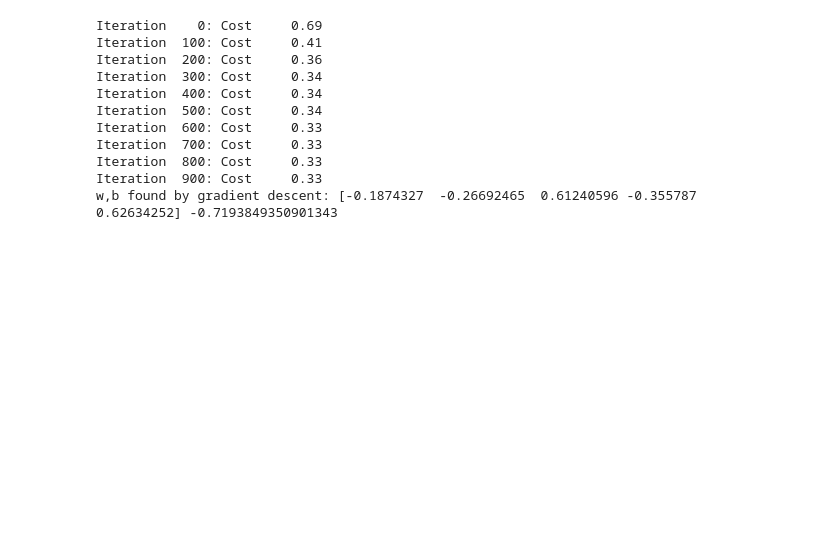
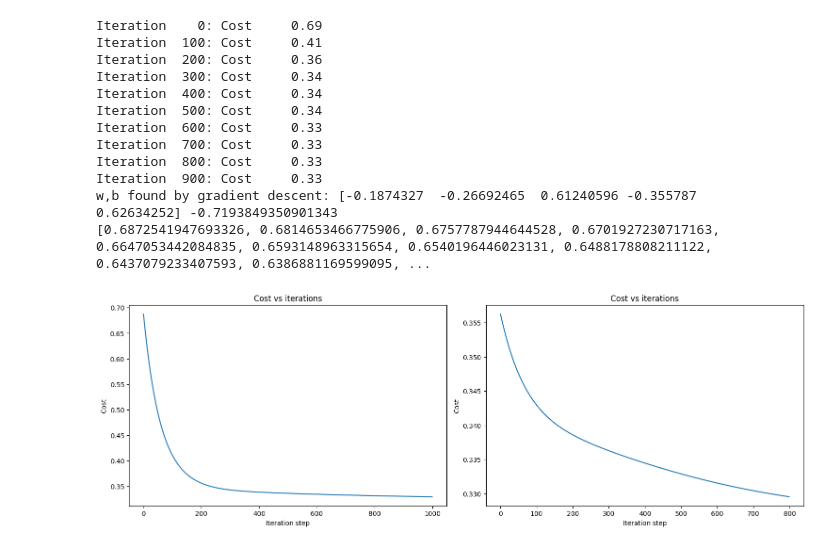
Before and after one commit to DragosTrandafir/FoodHealthClassification_Personal_Project, a Jupyter notebook: food_classification.ipynb, the cells around one changed output. Drawn from its saved outputs; the diff is of its cells as text; code cells hidden in the pictures; blank space fills up the shorter version.

Commit message:
plot cost
see how the cost decreases over the period of 1000 iterations

```diff
--- a/food_classification.ipynb
+++ b/food_classification.ipynb
@@ -175,6 +175,7 @@ alpha=0.01
 w,b,cost_history=gradient_descent(X_norm, y, w_in, b_in, compute_cost_logistic_regression, compute_gradient, alpha, iterations)
 
 print("w,b found by gradient descent:", w, b)
+print(cost_history)
 # %% [output]
 Iteration    0: Cost     0.69
 Iteration  100: Cost     0.41
@@ -187,3 +188,23 @@ Iteration  700: Cost     0.33
 Iteration  800: Cost     0.33
 Iteration  900: Cost     0.33
 w,b found by gradient descent: [-0.1874327  -0.26692465  0.61240596 -0.355787    0.62634252] -0.7193849350901343
+[0.6872541947693326, 0.6814653466775906, 0.6757787944644528, 0.6701927230717163, 0.6647053442084835, 0.6593148963315654, 0.6540196446023131, 0.6488178808211122, 0.6437079233407593, 0.6386881169599095, ...
+# %%
+# form the output given by our predictions of w and b
+
+# plot the cost resulted, which is in our cost hist array
+
+fig, (ax1, ax2) = plt.subplots(1,2, constrained_layout=True, figsize=(15,5)) # create 2 pictures in the same row to show how fast does the cost decrease
+ax1.plot(cost_history)
+ax1.set_title("Cost vs iterations")
+ax1.set_xlabel("Iteration step")
+ax1.set_ylabel("Cost")
+
+ax2.plot(np.arange(len(cost_history[200:])), cost_history[200:])
+ax2.set_title("Cost vs iterations")
+ax2.set_xlabel("Iteration step")
+ax2.set_ylabel("Cost")
+
+plt.show()
+# %% [output]
+[figure, added]
```
